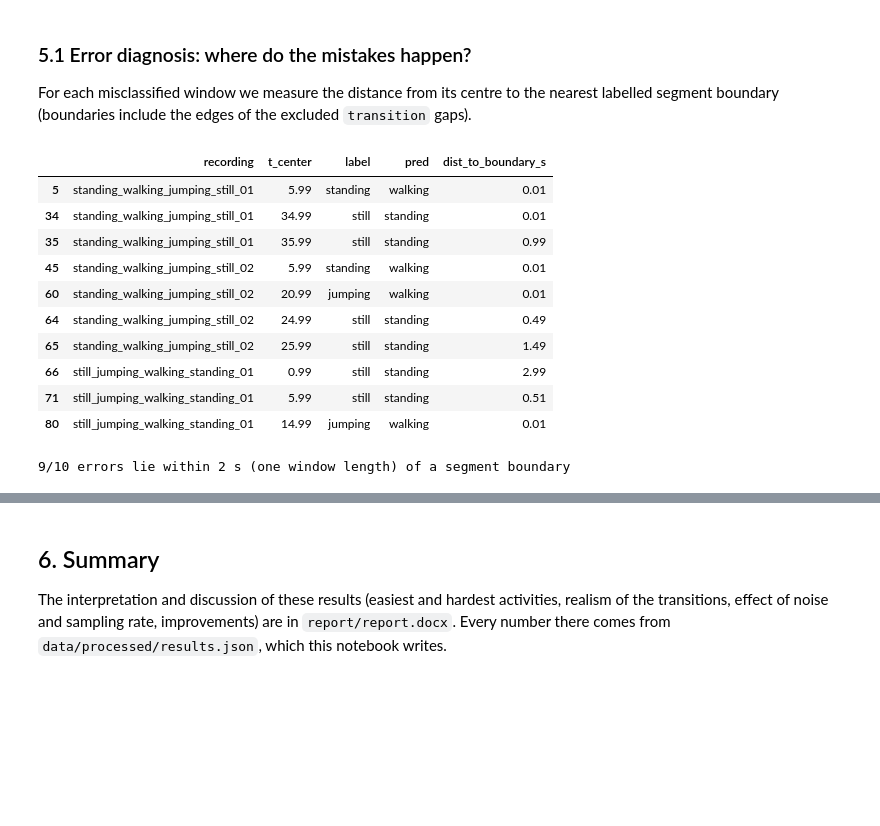
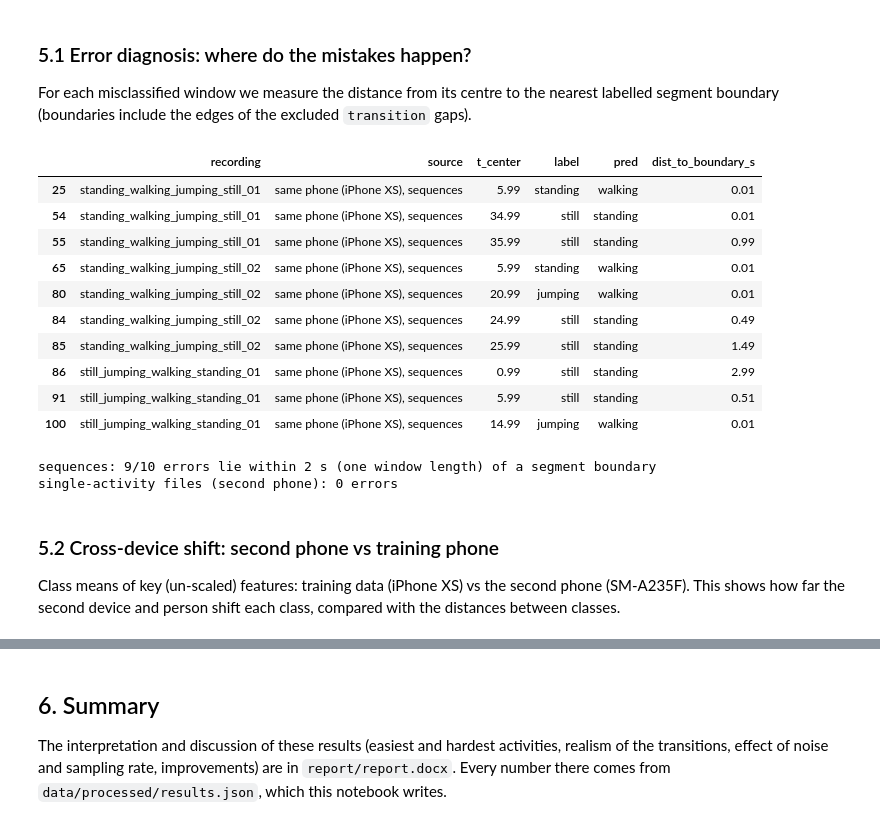
Before and after one commit to Eddydev-ALU/hmm-human-activity-recognition-formative-2, a Jupyter notebook: notebooks/hmm_activity_recognition.ipynb, the cells around one changed output, grey strips where cells are left out. Saved outputs shown, nothing was run; the diff lists cells and outputs as text; code cells hidden in the pictures; blank space fills up the shorter version.

```diff
--- a/notebooks/hmm_activity_recognition.ipynb
+++ b/notebooks/hmm_activity_recognition.ipynb
@@ -852,20 +876,29 @@ def label_samples(df: pd.DataFrame, rec_id: str, trim_s: float = TRIM_S) -> pd.S
         lab[(t_orig >= s.start_s) & (t_orig < s.end_s)] = s.label
     return lab
 
+TRAIN_DEVICE = train_inv.device.iloc[0]
 test_inv = inventory(RAW_TEST)
+test_inv["source"] = np.where(test_inv.device == TRAIN_DEVICE, f"same phone ({TRAIN_DEVICE}), sequences",
+                              "second phone (" + test_inv.device + "), single-activity")
+unexpected = test_inv.loc[~test_inv.recording.isin(segments.recording) & ~test_inv.label.isin(ACTIVITIES), "folder"].tolist()
+assert not unexpected, f"Test folders with unexpected labels: {unexpected}"
+
 test_recs, test_feats = {}, []
 for _, row in test_inv.iterrows():
     df = clean_recording(RAW_TEST / row.folder)
-    df.insert(1, "label", label_samples(df, row.recording))
+    if row.recording in set(segments.recording):          # multi-activity sequence -> hand-labelled segments
+        df.insert(1, "label", label_samples(df, row.recording))
+    else:                                                  # single-activity file -> label from folder name
+        df.insert(1, "label", row.label)
     assert (df.label != "unlabelled").all(), f"unlabelled samples in {row.recording}"
     test_recs[row.recording] = df
     df.to_csv(PROC / "test" / f"{row.recording}.csv", index=False)
-    test_feats.append(features_for_recording(df, row.recording))
+    test_feats.append(features_for_recording(df, row.recording).assign(source=row.source))
 test_feat = pd.concat(test_feats, ignore_index=True)
 test_feat.to_csv(PROC / "features_test.csv", index=False)
 
 Ztest = scaler.transform(test_feat[FEATURES])           # TRAINING mean/std, no refit
-display(test_inv[["recording", "device", "detected_hz", "raw_duration_s"]].round(2))
-print("test windows per label:"); print(test_feat.label.value_counts().to_string())
-RESULTS["test_files"] = test_inv[["recording", "detected_hz", "raw_duration_s"]].round(2).to_dict(orient="records")
+display(test_inv[["recording", "source", "device", "configured_hz", "detected_hz", "raw_duration_s"]].round(2))
+print("test windows per source and label:"); display(pd.crosstab(test_feat.source, test_feat.label))
+RESULTS["test_files"] = test_inv[["recording", "source", "device", "configured_hz", "detected_hz", "raw_duration_s"]].round(2).to_dict(orient="records")
 # %% [output]
@@ -921,6 +956,13 @@ y_tr_pred = np.concatenate([[ACTIVITIES[i] for i in hmm.viterbi(X)[0]] for X in
 train_table, cm_train = evaluate(y_tr_true, y_tr_pred)
 print("TRAIN:"); display(train_table.round(3))
 
+# ---- the same metrics per test source (same phone vs second phone) ----
+RESULTS["test_by_source"] = {}
+for src, g in test_feat[mask].groupby("source"):
+    t_src, cm_src = evaluate(g.label, g.pred)
+    print(f"\nTEST, {src}: {len(g)} windows"); display(t_src.round(3))
+    RESULTS["test_by_source"][src] = {"table": t_src.round(4).to_dict(orient="records"), "cm": cm_src.tolist()}
+
 RESULTS["test_table"] = test_table.round(4).to_dict(orient="records")
 RESULTS["train_table"] = train_table.round(4).to_dict(orient="records")
 RESULTS["cm_test"] = cm_test.tolist(); RESULTS["cm_train"] = cm_train.tolist()
@@ -995,27 +1064,38 @@ For each misclassified window we measure the distance from its centre to the nea
 # %%
 def boundary_distance(row: pd.Series) -> float:
     """Distance (s) from a window centre (in untrimmed time) to the nearest hand-labelled boundary of its recording."""
     seg = segments[segments.recording == row.recording]
+    if seg.empty:                       # single-activity recording: no internal boundaries
+        return np.nan
     edges = np.unique(np.r_[seg.start_s, seg.end_s])
     return float(np.min(np.abs(edges - (row.t_center + TRIM_S))))
 
 errs = test_feat[mask & (test_feat.label != test_feat.pred)].copy()
 errs["dist_to_boundary_s"] = errs.apply(boundary_distance, axis=1)
-display(errs[["recording", "t_center", "label", "pred", "dist_to_boundary_s"]].round(2))
-near = int((errs.dist_to_boundary_s <= WIN_S).sum())
-print(f"{near}/{len(errs)} errors lie within {WIN_S:.0f} s (one window length) of a segment boundary")
-RESULTS["errors"] = {"n": int(len(errs)), "near_boundary": near,
+display(errs[["recording", "source", "t_center", "label", "pred", "dist_to_boundary_s"]].round(2))
+seq_errs = errs[errs.dist_to_boundary_s.notna()]
+near = int((seq_errs.dist_to_boundary_s <= WIN_S).sum())
+print(f"sequences: {near}/{len(seq_errs)} errors lie within {WIN_S:.0f} s (one window length) of a segment boundary")
+print(f"single-activity files (second phone): {errs.dist_to_boundary_s.isna().sum()} errors")
+RESULTS["errors"] = {"n": int(len(errs)), "n_seq": int(len(seq_errs)), "near_boundary": near,
+                     "n_second_phone": int(errs.dist_to_boundary_s.isna().sum()),
                      "pairs": errs.groupby(["label", "pred"]).size().rename("n").reset_index().to_dict(orient="records")}
 # %% [output]
-|  | recording | t_center | label | pred | dist_to_boundary_s |
-| 5 | standing_walking_jumping_still_01 | 5.99 | standing | walking | 0.01 |
-| 34 | standing_walking_jumping_still_01 | 34.99 | still | standing | 0.01 |
-| 35 | standing_walking_jumping_still_01 | 35.99 | still | standing | 0.99 |
-| 45 | standing_walking_jumping_still_02 | 5.99 | standing | walking | 0.01 |
-| 60 | standing_walking_jumping_still_02 | 20.99 | jumping | walking | 0.01 |
-| 64 | standing_walking_jumping_still_02 | 24.99 | still | standing | 0.49 |
-| 65 | standing_walking_jumping_still_02 | 25.99 | still | standing | 1.49 |
-| 66 | still_jumping_walking_standing_01 | 0.99 | still | standing | 2.99 |
-| 71 | still_jumping_walking_standing_01 | 5.99 | still | standing | 0.51 |
-| 80 | still_jumping_walking_standing_01 | 14.99 | jumping | walking | 0.01 |
+|  | recording | source | t_center | label | pred | dist_to_boundary_s |
+| 25 | standing_walking_jumping_still_01 | same phone (iPhone XS), sequences | 5.99 | standing | walking | 0.01 |
+| 54 | standing_walking_jumping_still_01 | same phone (iPhone XS), sequences | 34.99 | still | standing | 0.01 |
+| 55 | standing_walking_jumping_still_01 | same phone (iPhone XS), sequences | 35.99 | still | standing | 0.99 |
+| 65 | standing_walking_jumping_still_02 | same phone (iPhone XS), sequences | 5.99 | standing | walking | 0.01 |
+| 80 | standing_walking_jumping_still_02 | same phone (iPhone XS), sequences | 20.99 | jumping | walking | 0.01 |
+| 84 | standing_walking_jumping_still_02 | same phone (iPhone XS), sequences | 24.99 | still | standing | 0.49 |
+| 85 | standing_walking_jumping_still_02 | same phone (iPhone XS), sequences | 25.99 | still | standing | 1.49 |
+| 86 | still_jumping_walking_standing_01 | same phone (iPhone XS), sequences | 0.99 | still | standing | 2.99 |
+| 91 | still_jumping_walking_standing_01 | same phone (iPhone XS), sequences | 5.99 | still | standing | 0.51 |
+| 100 | still_jumping_walking_standing_01 | same phone (iPhone XS), sequences | 14.99 | jumping | walking | 0.01 |
-9/10 errors lie within 2 s (one window length) of a segment boundary
+sequences: 9/10 errors lie within 2 s (one window length) of a segment boundary
+single-activity files (second phone): 0 errors
+# %% [markdown]
+### 5.2 Cross-device shift: second phone vs training phone
+
+Class means of key (un-scaled) features: training data (iPhone XS) vs the second phone (SM-A235F). This shows how far the
+second device and person shift each class, compared with the distances between classes.
```
Also changed, not shown: parts of 14 cells of this notebook, 40 other files.
